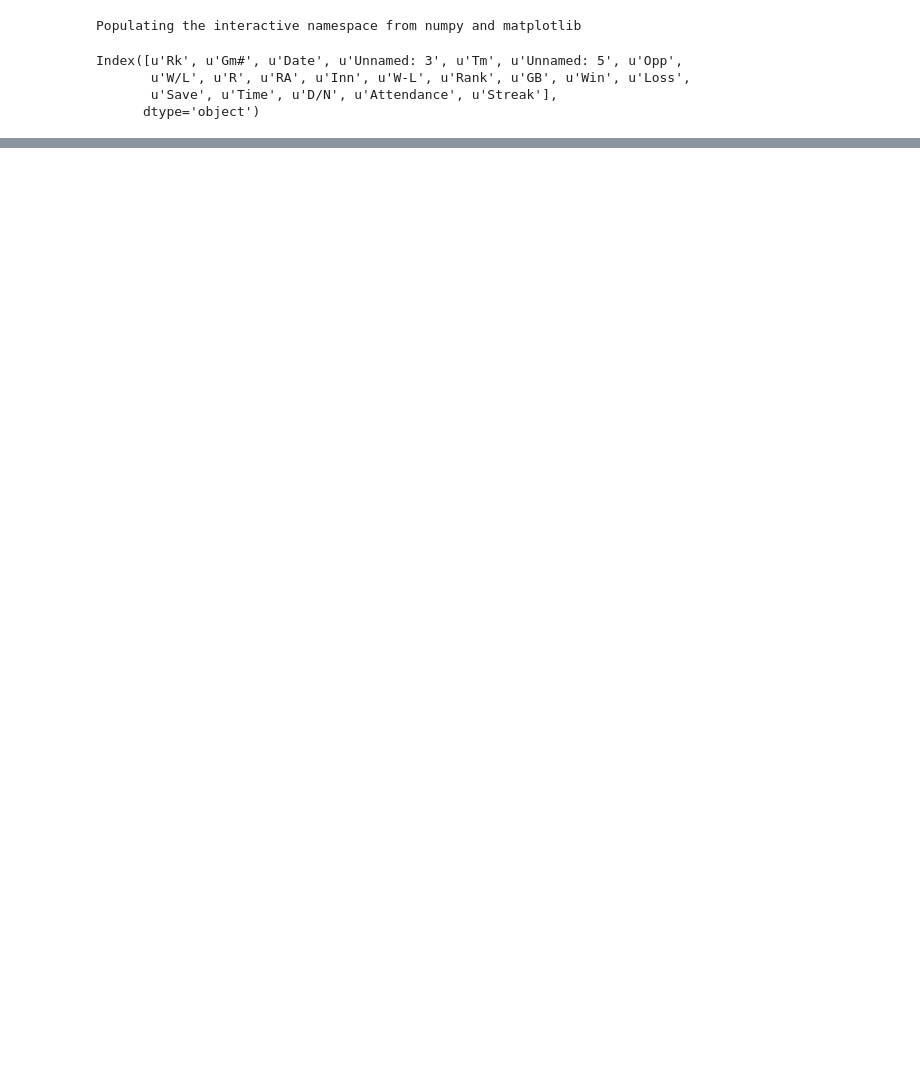
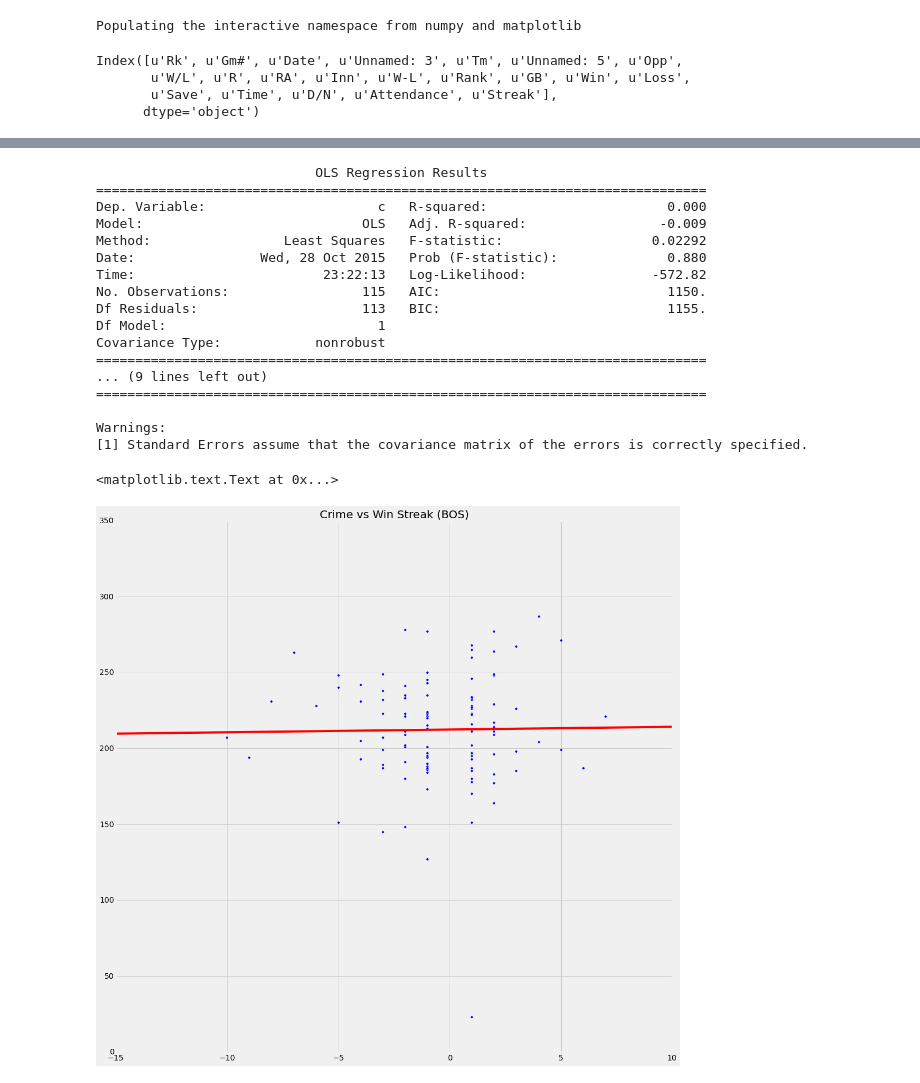
Before and after one commit to docmarionum1/ads_foundations, a Jupyter notebook: Test.ipynb, the cells around one changed output, grey strips where cells are left out. Saved outputs shown, nothing was run; the diff lists cells and outputs as text; code cells hidden in the pictures; blank space fills up the shorter version.

```diff
--- a/Test.ipynb
+++ b/Test.ipynb
@@ -87,0 +147,28 @@ abline_plot(model_results=mod, ax=ax, color='red')
+# %%
+figure, ax = pl.subplots(figsize=(16,16))
+ax.scatter(streak, counts)
+
+mod = smf.ols(formula='c ~ s', data = {'c': counts, 's': streak}).fit()
+print mod.summary()
+abline_plot(model_results=mod, ax=ax, color='red')
+ax.set_title('Crime vs Win Streak (BOS)')
+# %% [output]
+                            OLS Regression Results
+==============================================================================
+Dep. Variable:                      c   R-squared:                       0.000
+Model:                            OLS   Adj. R-squared:                 -0.009
+Method:                 Least Squares   F-statistic:                   0.02292
+Date:                Wed, 28 Oct 2015   Prob (F-statistic):              0.880
+Time:                        23:22:13   Log-Likelihood:                -572.82
+No. Observations:                 115   AIC:                             1150.
+Df Residuals:                     113   BIC:                             1155.
+Df Model:                           1
+Covariance Type:            nonrobust
+==============================================================================
+... (9 lines left out)
+==============================================================================
+
+Warnings:
+[1] Standard Errors assume that the covariance matrix of the errors is correctly specified.
+<matplotlib.text.Text at 0x...>
+[figure, added]
```
Also changed, not shown: parts of 16 cells of this notebook, 4 other files.
